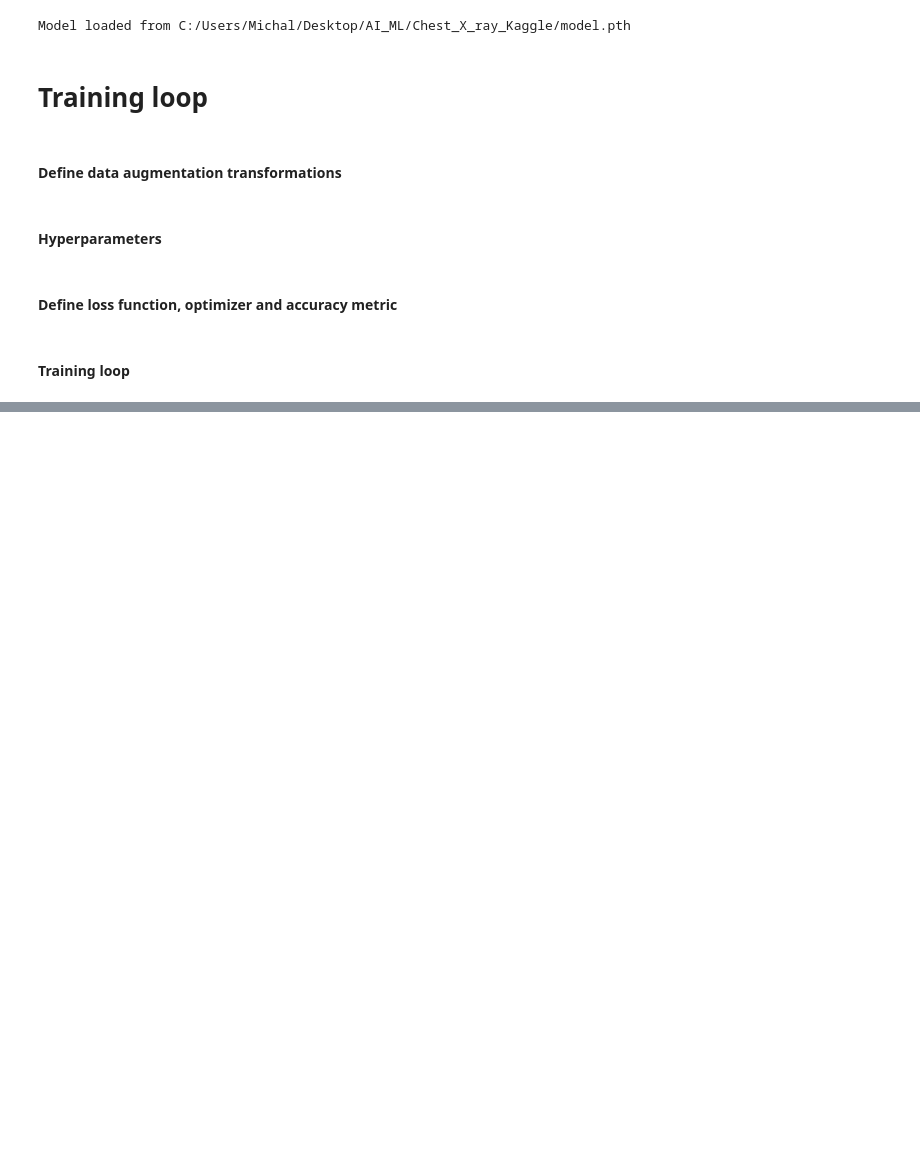
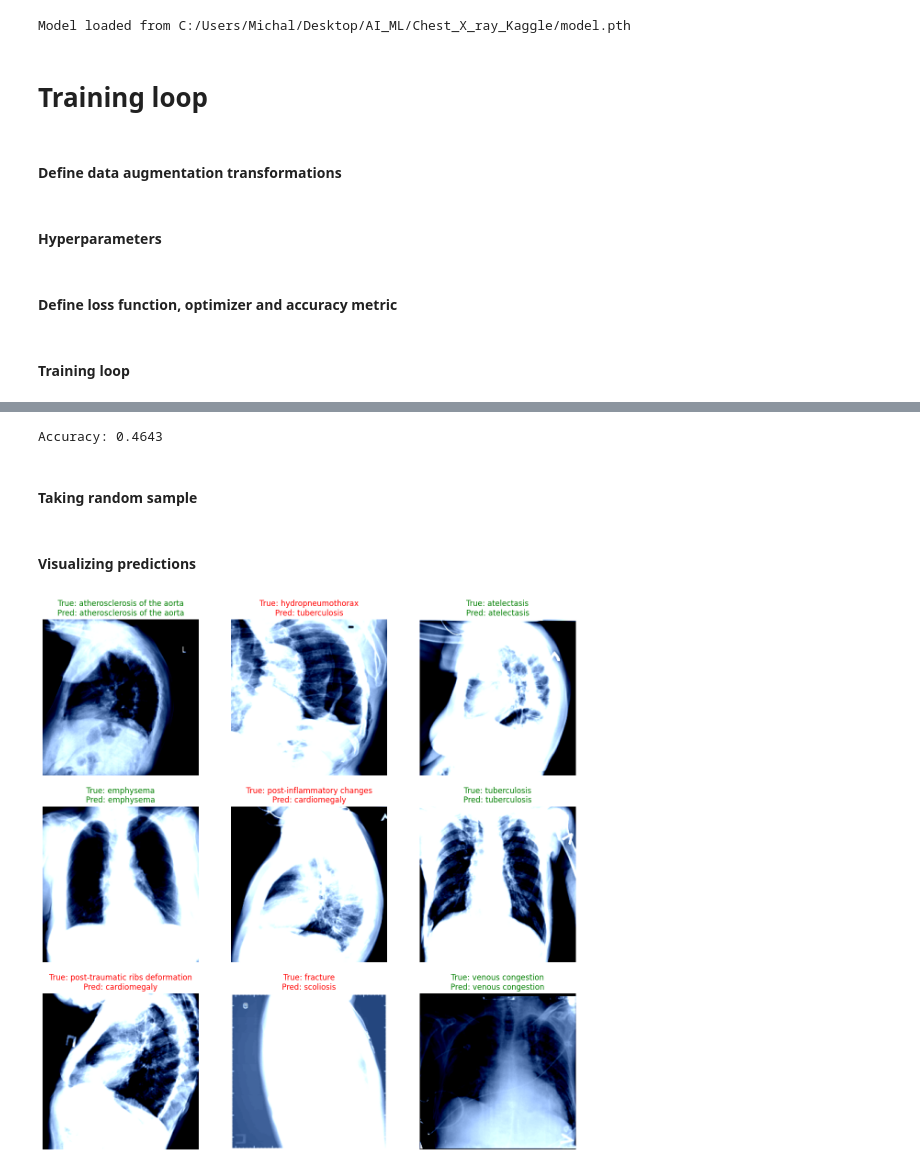
Before and after one commit to mj300405/AI_ML, a Jupyter notebook: Chest_X_ray_Kaggle/model.ipynb, the cells around one changed output, grey strips where cells are left out. Drawn from its saved outputs; the diff is of its cells as text; code cells hidden in the pictures; blank space fills up the shorter version.

```diff
--- a/Chest_X_ray_Kaggle/model.ipynb
+++ b/Chest_X_ray_Kaggle/model.ipynb
@@ -225,7 +226,7 @@ def random_transforms():
 # %% [markdown]
 #### Hyperparameters
 # %%
-lr = 0.01
+lr = 0.001
 epochs = 100
 batch_size = 8
 # %% [markdown]
@@ -237,6 +238,8 @@ accuracy_fn = torchmetrics.classification.MulticlassAccuracy(num_classes = len(c
 # %% [markdown]
 #### Training loop
 # %%
+best_test_acc = 0.0
+
 for epoch in range(epochs):
     print(f'Epoch {epoch + 1}/{epochs}\n-------------------------------')
 
@@ -287,7 +290,10 @@ for epoch in range(epochs):
 
     print(f'Testing loss: {model_test_loss:.4f}, Testing accuracy: {model_test_acc:.4f}\n')
 
-torch.save(model.state_dict(), 'C:/Users/Michal/Desktop/AI_ML/Chest_X_ray_Kaggle/model.pth')
+    if model_test_acc > best_test_acc:
+        best_test_acc = model_test_acc
+        torch.save(model.state_dict(), 'C:/Users/Michal/Desktop/AI_ML/Chest_X_ray_Kaggle/model.pth')
+        print(f'Model saved with accuracy: {best_test_acc:.4f}')
 # %% [output]
 Epoch 1/100
 -------------------------------
@@ -308,0 +319,61 @@ Testing loss: 5.9171, Testing accuracy: 0.0889
+# %%
+model.eval()
+
+all_images = []
+all_labels = []
+all_predictions = []
+
+with torch.inference_mode():
+    for inputs, labels in test_loader:
+        inputs = inputs.to(device)
+        labels = labels.to(device)
+
+        outputs = model(inputs)
+        predictions = torch.argmax(outputs, dim=1)
+
+        all_images.extend(inputs.cpu())
+        all_labels.extend(labels.cpu())
+        all_predictions.extend(predictions.cpu())
+
+accuracy = accuracy_fn(torch.tensor(all_predictions), torch.tensor(all_labels))
+print(f'Accuracy: {accuracy:.4f}')
+# %% [output]
+Accuracy: 0.4643
+# %% [markdown]
+#### Taking random sample
+# %%
+selected_indices = random.sample(range(len(all_images)), 9)
+selected_images = [all_images[i] for i in selected_indices]
+selected_labels = [all_labels[i] for i in selected_indices]
+selected_predictions = [all_predictions[i] for i in selected_indices]
+# %% [markdown]
+#### Visualizing predictions
+# %%
+index_to_class = {v: k for k, v in dataset.label_map.items()}
+
+def visualize_predictions(images, labels, predictions, label_map):
+    num_images = len(images)
+    rows = int(np.sqrt(num_images))
+    cols = int(np.ceil(num_images / rows))
+
+    fig, axs = plt.subplots(rows, cols, figsize=(15, 15))
+    axs = axs.ravel()  # Flatten the axes array for easier iteration
+
+    for i in range(rows * cols):
+        if i < num_images:
+            img = images[i].cpu().numpy().transpose((1, 2, 0))
+            img = np.clip(img, 0, 1)
+            axs[i].imshow(img)
+
+            true_label = index_to_class[labels[i].item()]
+            pred_label = index_to_class[predictions[i].item()]
+
+            color = 'green' if true_label == pred_label else 'red'
+            axs[i].set_title(f"True: {true_label}\nPred: {pred_label}", color=color)
+        axs[i].axis('off')
+
+    plt.show()
+# %%
+visualize_predictions(selected_images, selected_labels, selected_predictions, dataset.label_map)
+# %% [output]
+[figure, added]
```
Also changed, not shown: parts of 5 cells of this notebook, 6 other files.
